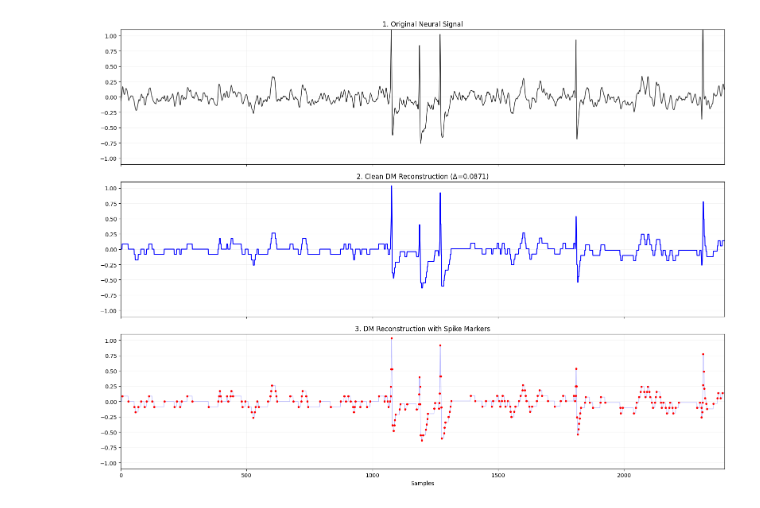
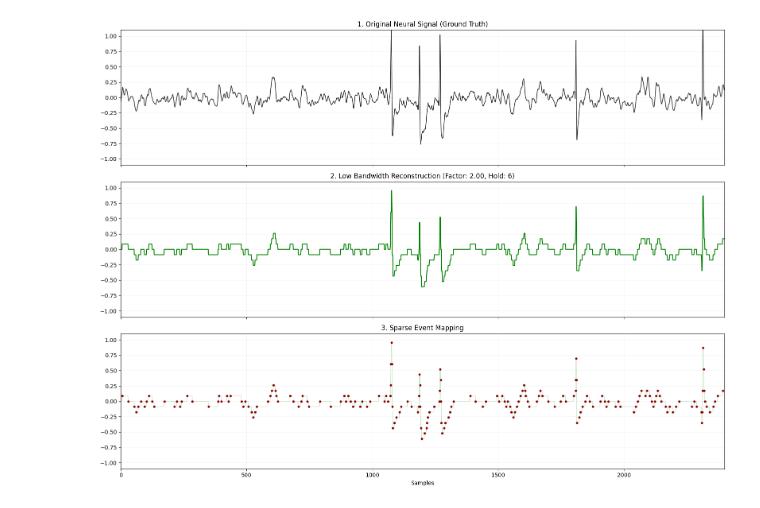
Before and after one commit to Baileys1213/Final-Year-Project, a Jupyter notebook: AdaptiveDeltaModulation.ipynb, the cells around one changed output. Saved outputs shown, nothing was run; the diff lists cells and outputs as text; code cells hidden in the pictures.

```diff
--- a/AdaptiveDeltaModulation.ipynb
+++ b/AdaptiveDeltaModulation.ipynb
@@ -68,6 +68,7 @@ def spike_aware_adm(x, min_delta, adaptation_factor, noise_floor, hold_time):
             if active_hold > 0: active_hold -= 1
 
     return y, spikes
+
 def spk_rmse_eval(data, reconstructed_signal, spikeTimeGT, window_size=48):
     data_spk = []
     reconstructed_spk = []
@@ -122,6 +123,7 @@ for h_time, factor in itertools.product(hold_times, adaptation_factors):
 
 df = pd.DataFrame(results)
 best_res = df.loc[df['SpikeRMSE'].idxmin()]
+lowest_rate_res = df.loc[df['DataRate'].idxmin()] # <-- Added: find the lowest data rate result
 
 # ============================================================================
 # 4. Visualization
@@ -144,8 +146,10 @@ ax1.grid(True, alpha=0.3)
 
 # Plot 2: Pareto-like view (Data Rate vs. Signal Quality)
 scatter = ax2.scatter(df['DataRate'], df['SpikeRMSE'], c=df['hold_time'], cmap='viridis', alpha=0.7)
-ax2.scatter(best_res['DataRate'], best_res['SpikeRMSE'], color='red', marker='*', s=250,
-            edgecolor='black', label="Best Spike RMSE")
+
+# <-- Changed: Plotting the Lowest Data Rate instead of the best Spike RMSE
+ax2.scatter(lowest_rate_res['DataRate'], lowest_rate_res['SpikeRMSE'], color='red', marker='*', s=250,
+            edgecolor='black', label="Lowest Data Rate")
 
 plt.colorbar(scatter, ax=ax2, label='Hold Time')
 ax2.set_title("Data Rate vs. Spike RMSE")
@@ -156,61 +160,66 @@ ax2.grid(True, alpha=0.3)
 
 plt.tight_layout()
 plt.show()
+
 # ============================================================================
-# 4. Visualization (Formatted to match output2.png)
+# 1. Isolate the Lowest Data Rate Configuration
 # ============================================================================
+# We use the results already stored in your 'df' from the sweep
+lowest_rate_res = df.loc[df['DataRate'].idxmin()]
 
-# Define the number of samples for 1 second
-num_samples = int(0.1 * sample_rate)
+# Extract the specific reconstruction signal (first 1 second)
+y_low_rate = lowest_rate_res['y']
+spikes_low_rate = lowest_rate_res['spikes']
 
-# Ensure we are only plotting the first second of results
-# (Note: data and best_res['y'] are already 1s long based on your loading code)
-time_indices = np.arange(num_samples)
+# ============================================================================
+# 2. Visualizing the Reconstruction (Lowest Data Rate Focus)
+# ============================================================================
+num_samples_plot = int(0.1 * sample_rate) # Plotting 100ms for clarity
+time_indices = np.arange(num_samples_plot)
 
 fig, (ax1, ax2, ax3) = plt.subplots(3, 1, figsize=(16, 12), sharex=True)
 
 # --- 1. Original Neural Signal ---
-ax1.plot(time_indices, data[:num_samples], color='#333333', lw=1.2)
-ax1.set_title("1. Original Neural Signal", fontsize=12)
-ax1.set_xlim([0, num_samples])
+ax1.plot(time_indices, data[:num_samples_plot], color='#333333', lw=1.2)
+ax1.set_title("1. Original Neural Signal (Ground Truth)", fontsize=12)
+ax1.set_xlim([0, num_samples_plot])
 ax1.set_ylim([-1.1, 1.1])
-ax1.grid(True, which='both', linestyle='-', alpha=0.15)
+ax1.grid(True, alpha=0.15)
 
-# --- 2. Clean DM Reconstruction ---
-ax2.plot(time_indices, best_res['y'][:num_samples], color='blue', lw=1.5)
-ax2.set_title(f"2. Clean DM Reconstruction ($\Delta$={fixed_min_delta:.4f})", fontsize=12)
+# --- 2. Lowest Data Rate DM Reconstruction ---
+ax2.plot(time_indices, y_low_rate[:num_samples_plot], color='green', lw=1.5)
+ax2.set_title(f"2. Low Bandwidth Reconstruction (Factor: {lowest_rate_res['factor']:.2f}, Hold: {lowest_rate_res['hold_time']})", fontsize=12)
 ax2.set_ylim([-1.1, 1.1])
-ax2.grid(True, which='both', linestyle='-', alpha=0.15)
+ax2.grid(True, alpha=0.15)
 
-# --- 3. DM Reconstruction with Spike Markers ---
-# Plot the reconstruction as a faint line
-ax3.plot(time_indices, best_res['y'][:num_samples], color='blue', alpha=0.25, lw=1)
+# --- 3. DM Reconstruction with Spike Markers (Events) ---
+ax3.plot(time_indices, y_low_rate[:num_samples_plot], color='green', alpha=0.2, lw=1)
 
-# Filter spikes that occurred within the first second
-spikes_in_1s = [s for s in best_res['spikes'] if s[0] < num_samples]
-spike_idx = [s[0] for s in spikes_in_1s]
-spike_val = [best_res['y'][s[0]] for s in spikes_in_1s]
+# Filter events for the plotted window
+win_spikes = [s for s in spikes_low_rate if s[0] < num_samples_plot]
+win_idx = [s[0] for s in win_spikes]
+win_val = [y_low_rate[s[0]] for s in win_spikes]
 
-# Overlay red dots
-ax3.scatter(spike_idx, spike_val, color='red', s=8, zorder=5)
-ax3.set_title("3. DM Reconstruction with Spike Markers", fontsize=12)
-ax3.set_xlabel("Samples") # Added label to match the PNG style
+ax3.scatter(win_idx, win_val, color='darkred', s=10, zorder=5, label="ADM Events")
+ax3.set_title(f"3. Sparse Event Mapping", fontsize=12)
+ax3.set_xlabel("Samples")
 ax3.set_ylim([-1.1, 1.1])
-ax3.grid(True, which='both', linestyle='-', alpha=0.15)
+ax3.grid(True, alpha=0.15)
 
 plt.tight_layout()
 plt.show()
 
 # ============================================================================
-# 5. Summary Output (Updated to reflect Spike-Specific metrics)
+# 3. Formatted Summary Output
 # ============================================================================
 print("\n" + "="*60)
-print("FINAL BEST RESULTS (SPIKE-SPECIFIC RMSE)")
+print("CONFIGURATION: MINIMUM DATA RATE (LOWEST BANDWIDTH)")
 print("="*60)
-print(f"Adaptation Factor: {best_res['factor']:.2f}")
-print(f"Hold Time:         {best_res['hold_time']}")
-print(f"Spike-Only RMSE:   {best_res['SpikeRMSE']:.6f}")
-print(f"Spike-Only CC:     {best_res['SpikeCC']:.4f}")
-print(f"Average Data Rate: {best_res['DataRate']:.2f} spikes/sec")
+print(f"Optimal Adaptation Factor: {lowest_rate_res['factor']:.2f}")
+print(f"Optimal Hold Time:         {lowest_rate_res['hold_time']} samples")
+print("-" * 60)
+print(f"Resulting Data Rate:       {lowest_rate_res['DataRate']:.2f} events/sec")
+print(f"Reconstruction RMSE:       {lowest_rate_res['SpikeRMSE']:.6f}")
+print(f"Correlation (CC):          {lowest_rate_res['SpikeCC']:.4f}")
 print("="*60)
 # %% [output]
@@ -218,2 +227,2 @@ print("="*60)
-[figure, old version]
+[figure, new version]
 ============================================================
```
Also changed, not shown: parts of 3 cells of this notebook, 2 other files.
